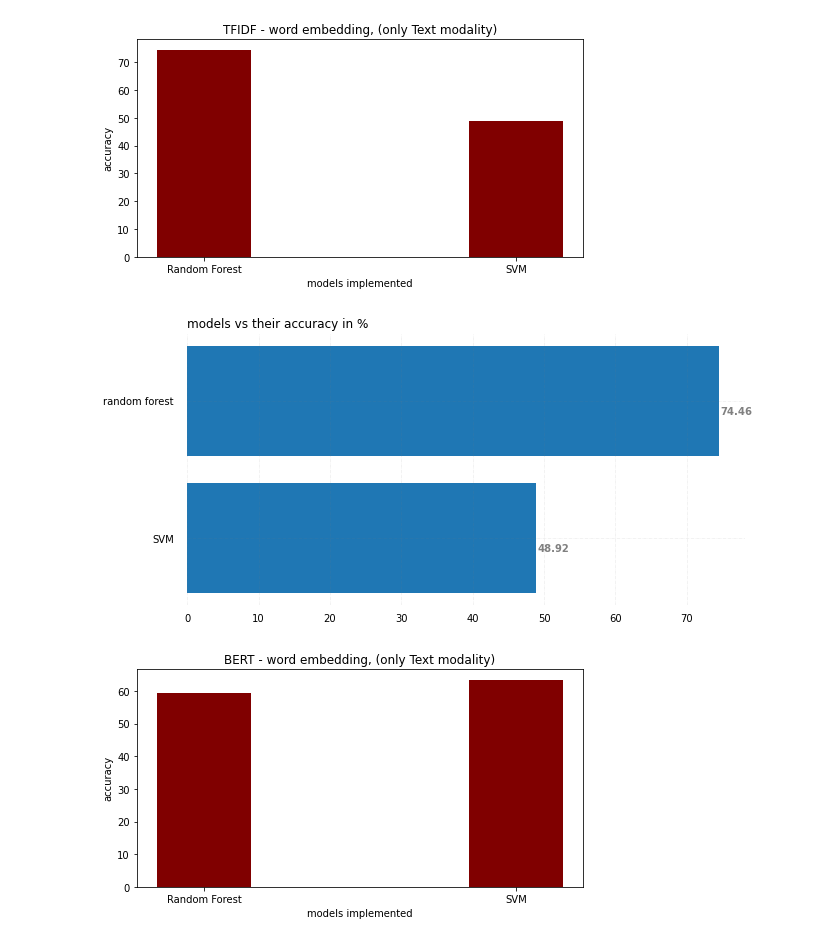
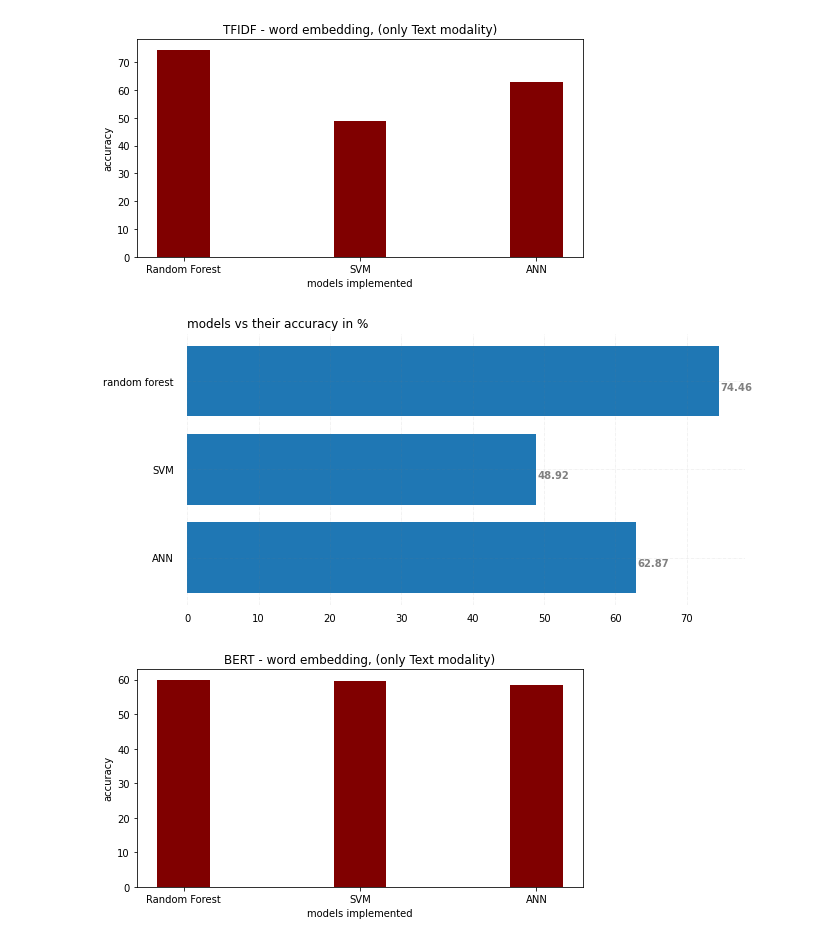
Before and after one commit to PIYALI-bhunia/MultimodelDataPreprocessing, a Jupyter notebook: Plot_Multimodal.ipynb, the cells around one changed output. Drawn from its saved outputs; the diff is of its cells as text; code cells hidden in the pictures.

```diff
--- a/Plot_Multimodal.ipynb
+++ b/Plot_Multimodal.ipynb
@@ -6,10 +97,10 @@ import matplotlib.pyplot as plt
 
 rf_accuracy = 74.46
 svm_accuracy = 48.92
-# ann_accuracy =  70
+ann_accuracy = 62.87
 
 # creating the dataset
-data = {'Random Forest': rf_accuracy, 'SVM':svm_accuracy}
+data = {'Random Forest': rf_accuracy, 'SVM':svm_accuracy, 'ANN':ann_accuracy}
 
 
 models = list(data.keys())
@@ -26,13 +117,13 @@ plt.ylabel("accuracy")
 plt.title("TFIDF - word embedding, (only Text modality)")
 plt.show()
 # %% [output]
-[figure, old version]
+[figure, new version]
 # %%
 import pandas as pd
 from matplotlib import pyplot as plt
 
-models = ['random forest', 'SVM']
-accuracy = [74.46, 48.92]
+models = ['random forest', 'SVM','ANN']
+accuracy = [74.46, 48.92,62.87]
 
 # Figure Size
 fig, ax = plt.subplots(figsize =(10, 5))
@@ -73,29 +164,29 @@ ax.set_title('models vs their accuracy in %',
 # Show Plot
 plt.show()
 # %% [output]
-[figure, old version]
+[figure, new version]
 # %%
-rf_accuracy = 59.52
-svm_accuracy = 63.44
-# ann_accuracy =  70
+rf_accuracy = 59.97
+svm_accuracy = 59.54
+ann_accuracy = 58.53
 
 # creating the dataset
-data = {'Random Forest': rf_accuracy, 'SVM':svm_accuracy}
+data = {'Random Forest': rf_accuracy, 'SVM':svm_accuracy, 'ANN':ann_accuracy}
 
 
 models = list(data.keys())
 accuracy = list(data.values())
 
 fig = plt.figure(figsize = (8, 4))
 
 # creating the bar plot
 plt.bar(models, accuracy , color ='maroon',
         width = 0.3)
 
 plt.xlabel("models implemented")
 plt.ylabel("accuracy")
 plt.title("BERT - word embedding, (only Text modality)")
 plt.show()
 # %% [output]
-[figure, old version]
+[figure, new version]
 # %%
```
Also changed, not shown: parts of 6 cells of this notebook.
